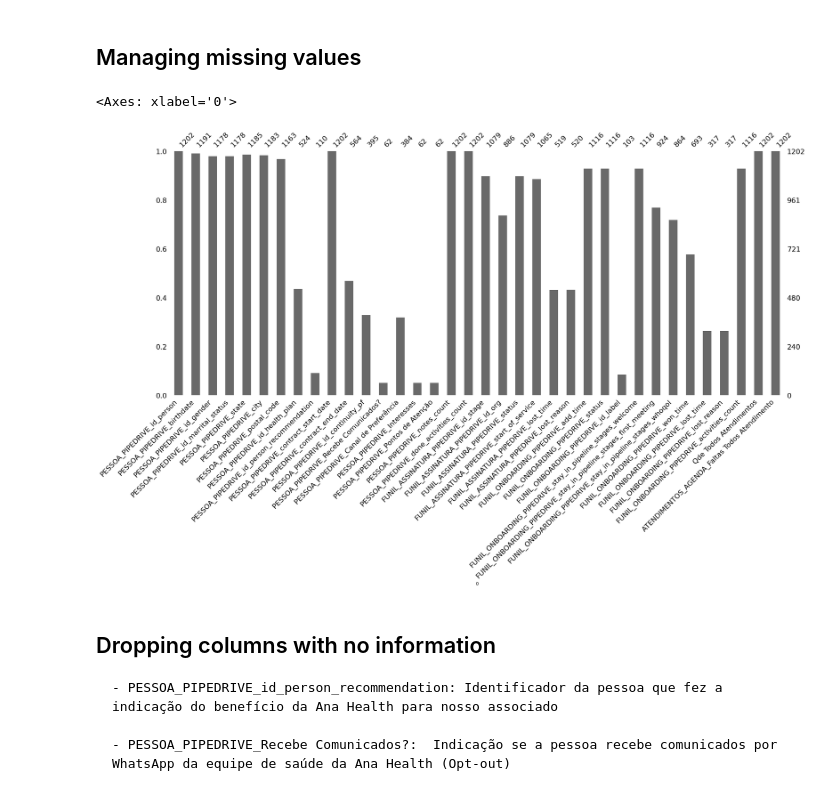
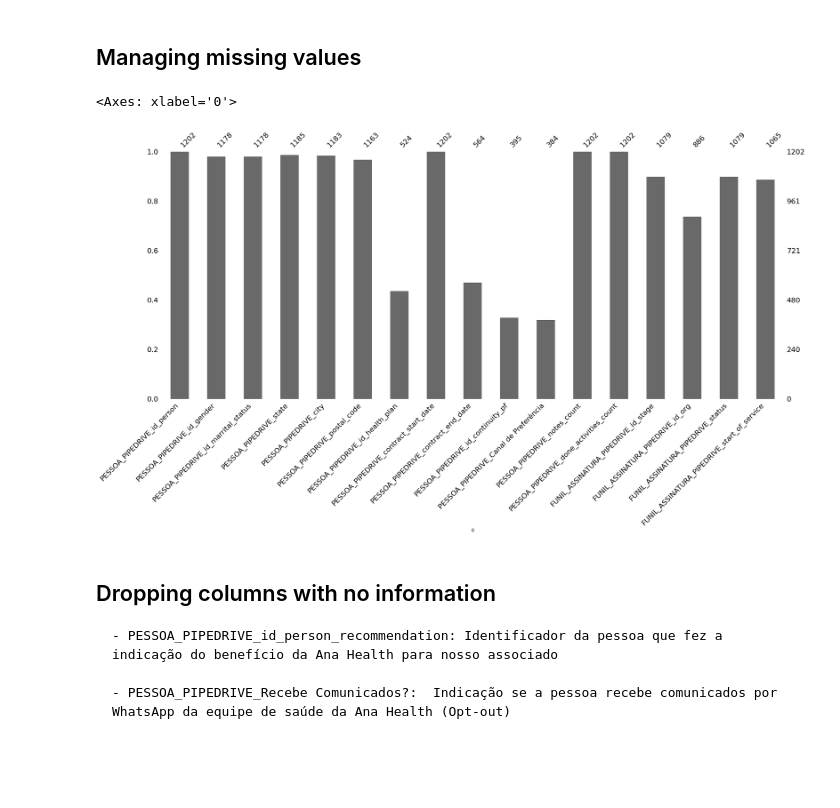
Before and after one commit to alessitomas/streamlit-deploy, a Jupyter notebook: src/notebooks/01_preprocessing.ipynb, the cells around one changed output. Drawn from its saved outputs; the diff is of its cells as text; code cells hidden in the pictures; blank space fills up the shorter version.

```diff
--- a/src/notebooks/01_preprocessing.ipynb
+++ b/src/notebooks/01_preprocessing.ipynb
@@ -86,10 +86,10 @@ data.describe()
 # %%
 import missingno as msno
 # %%
-msno.bar(data.iloc[:,:36])
+msno.bar(data.iloc[:,:17])
 # %% [output]
 <Axes: xlabel='0'>
-[figure, old version]
+[figure, new version]
 # %% [markdown]
 ## Dropping columns with no information
 
```
Also changed, not shown: parts of 2 cells of this notebook, 1 other file.
